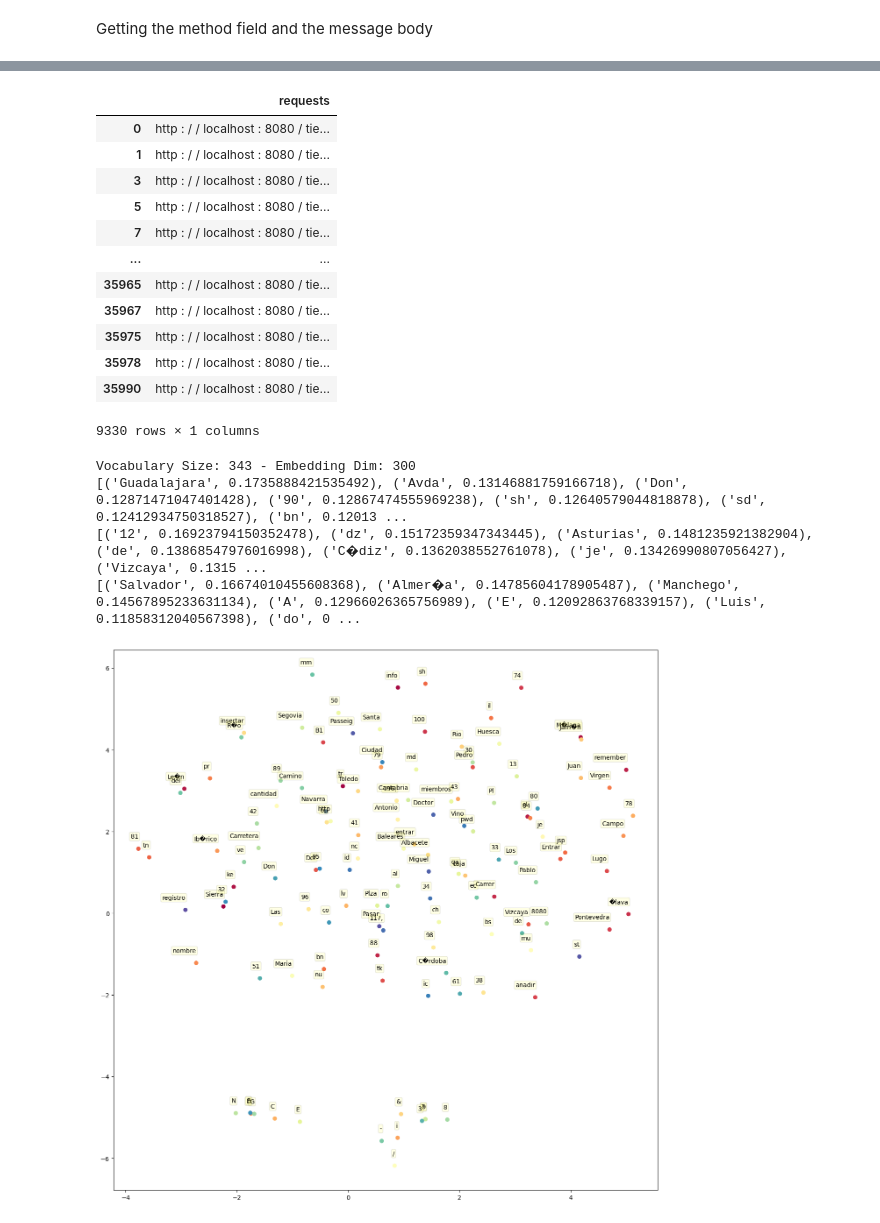
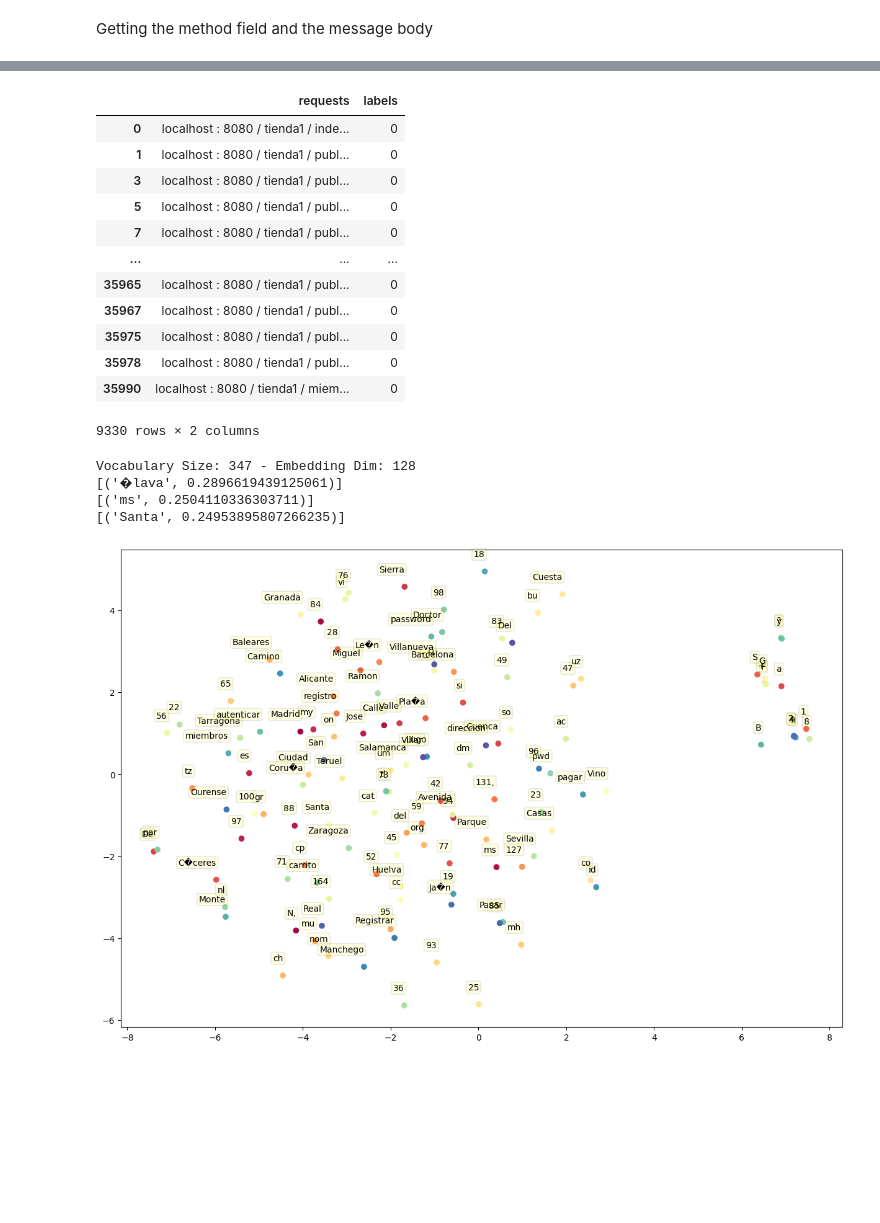
Before and after one commit to haoatran8/TextCNN-web-detecting, a Jupyter notebook: proj.ipynb, the cells around one changed output, grey strips where cells are left out. Drawn from its saved outputs; the diff is of its cells as text; code cells hidden in the pictures; blank space fills up the shorter version.

```diff
--- a/proj.ipynb
+++ b/proj.ipynb
@@ -153,6 +155,7 @@ def get_method_msgbody(file_in):
 
         if line.startswith("GET"):
             url = line.split(" ")[1]
+            url = url.replace("http://", "")
             url = urllib.parse.unquote(urllib.parse.unquote(url)).replace('\n','')
             # decoded_url = urllib.parse.unquote(url) #decoding the %xx escapes
             # double_decoded_url = urllib.parse.unquote(decoded_url)
@@ -161,7 +164,7 @@ def get_method_msgbody(file_in):
         elif (line.startswith("POST") or line.startswith("PUT")):
             method = line.split(" ")[0]
             url = line.split(" ")[1]
-
+            url = url.replace("http://", "")
             #merging the query to the method field
             j = 1
             while True:
@@ -184,7 +187,7 @@ normal_requests2 = get_method_msgbody(normal_traffic2)
 df_normal_requests = pd.concat([pd.DataFrame(normal_requests1), pd.DataFrame(normal_requests2)])
 df_normal_requests.rename(columns = {0: 'requests'}, inplace=True)
 df_normal_requests.drop_duplicates(inplace=True) #get rid of all the duplicates
-# df_normal_requests["labels"] = 0
+df_normal_requests["labels"] = 0
 
 df_normal_requests.to_csv("./dataset/test.txt", sep='\t', index=False)
 df_normal_requests
@@ -262,31 +265,43 @@ normal_data = new_df_normal_request
 anomalous_data = new_df_anomalous_request
 
 # normal_data = normal_data.values
-train_normal_data, test_normal_data = train_test_split(normal_data, test_size=0.2, random_state=42)
+# train_normal_data, test_val = train_test_split(normal_data, test_size=0.2, random_state=42)
+
+# test_normal_data, eval_normal_data = train_test_split(test_val, test_size=0.5, random_state=42)
+
+X_train, X_test, y_train, y_test = train_test_split(normal_data['requests'].values, normal_data['labels'].values, test_size=0.2, random_state=42)
+
+X_test, X_val, y_test, y_val=train_test_split(X_test, y_test, test_size=0.5, random_state=42)
+
+# labels = normal_data['labels']
+train_labels = normal_data['labels'].astype(np.float64)
 
 
 train_anomalous_data, test_anomalous_data = train_test_split(anomalous_data, test_size=0.2, random_state=42)
 
 normal_data
 # %% [output]
-|  | requests |
-| 0 | http : / / localhost : 8080 / tie... |
-| 1 | http : / / localhost : 8080 / tie... |
-| 3 | http : / / localhost : 8080 / tie... |
-| 5 | http : / / localhost : 8080 / tie... |
-| 7 | http : / / localhost : 8080 / tie... |
-| ... | ... |
-| 35965 | http : / / localhost : 8080 / tie... |
-| 35967 | http : / / localhost : 8080 / tie... |
-| 35975 | http : / / localhost : 8080 / tie... |
-| 35978 | http : / / localhost : 8080 / tie... |
-| 35990 | http : / / localhost : 8080 / tie... |
+|  | requests | labels |
+| 0 | localhost : 8080 / tienda1 / inde... | 0 |
+| 1 | localhost : 8080 / tienda1 / publ... | 0 |
+| 3 | localhost : 8080 / tienda1 / publ... | 0 |
+| 5 | localhost : 8080 / tienda1 / publ... | 0 |
+| 7 | localhost : 8080 / tienda1 / publ... | 0 |
+| ... | ... | ... |
+| 35965 | localhost : 8080 / tienda1 / publ... | 0 |
+| 35967 | localhost : 8080 / tienda1 / publ... | 0 |
+| 35975 | localhost : 8080 / tienda1 / publ... | 0 |
+| 35978 | localhost : 8080 / tienda1 / publ... | 0 |
+| 35990 | localhost : 8080 / tienda1 / miem... | 0 |
-9330 rows × 1 columns
+9330 rows × 2 columns
 # %%
-normal_sentence = normal_data['requests'].tolist()
+normal_sentence = normal_data['requests']
 
 w2v_train = [sentence.split() for sentence in normal_sentence]
-w2v_model = Word2Vec(vector_size=300, window=3, min_count=20, workers=8, sg=1)
+phraser = Phrases(w2v_train, min_count=20, progress_per=10000)
+biagram = Phraser(phraser)
+w2v_train = biagram[w2v_train]
+w2v_model = Word2Vec(vector_size=128, window=3, min_count=20, workers=4, sample=6e-5, sg=1)
 
 w2v_model.build_vocab(w2v_train, progress_per=10000)
 
@@ -296,41 +311,41 @@ w2v_model.train(normal_sentence, total_examples=w2v_model.corpus_count, epochs=1
 w2v_weights = w2v_model.wv.vectors
 vocab_size, embedding_size = w2v_weights.shape
 print("Vocabulary Size: {} - Embedding Dim: {}".format(vocab_size, embedding_size))
-print(w2v_model.wv.most_similar('localhost', topn=10))
-print(w2v_model.wv.most_similar('8080', topn=10))
-print(w2v_model.wv.most_similar('login', topn=10))
+print(w2v_model.wv.most_similar('localhost', topn=1))
+print(w2v_model.wv.most_similar('email', topn=1))
+print(w2v_model.wv.most_similar('provincia', topn=1))
 w2v_model.save('w2v.model')
 w2v_model = Word2Vec.load('w2v.model')
 # %% [output]
-Vocabulary Size: 343 - Embedding Dim: 300
-[('Guadalajara', 0.1735888421535492), ('Avda', 0.13146881759166718), ('Don', 0.12871471047401428), ('90', 0.12867474555969238), ('sh', 0.12640579044818878), ('sd', 0.12412934750318527), ('bn', 0.12013 ...
-[('12', 0.16923794150352478), ('dz', 0.15172359347343445), ('Asturias', 0.1481235921382904), ('de', 0.13868547976016998), ('C�diz', 0.1362038552761078), ('je', 0.13426990807056427), ('Vizcaya', 0.1315 ...
-[('Salvador', 0.16674010455608368), ('Almer�a', 0.14785604178905487), ('Manchego', 0.14567895233631134), ('A', 0.12966026365756989), ('E', 0.12092863768339157), ('Luis', 0.11858312040567398), ('do', 0 ...
+Vocabulary Size: 347 - Embedding Dim: 128
+[('�lava', 0.2896619439125061)]
+[('ms', 0.2504110336303711)]
+[('Santa', 0.24953895807266235)]
 # %%
 def token2word(token):
     return w2v_model.wv.index_to_key[token]
 
 n_samples = 128
 # Sample random words from model dictionary
 random_i = random.sample(range(vocab_size), n_samples)
 random_w = [token2word(i) for i in random_i]
 
 # Generate Word2Vec embeddings of each word
 word_vecs = np.array([w2v_model.wv[w] for w in random_w])
 
 # Apply t-SNE to Word2Vec embeddings, reducing to 2 dims
 tsne = TSNE()
 tsne_e = tsne.fit_transform(word_vecs)
 
-plt.figure(figsize=(16, 16))
+plt.figure(figsize=(15, 10))
 plt.scatter(tsne_e[:, 0], tsne_e[:, 1], marker='o', c=range(len(random_w)), cmap=plt.get_cmap('Spectral'))
 
 for label, x, y, in zip(random_w, tsne_e[:, 0], tsne_e[:, 1]):
     plt.annotate(label,
                  xy=(x, y), xytext=(0, 15),
                  textcoords='offset points', ha='right', va='bottom',
                  bbox=dict(boxstyle='round, pad=0.2', fc='yellow', alpha=0.1))
 # %% [output]
-[figure, old version]
+[figure, new version]
 # %%
 #  prepare embedding matrix
```
Also changed, not shown: parts of 9 cells of this notebook, 3 other files.
